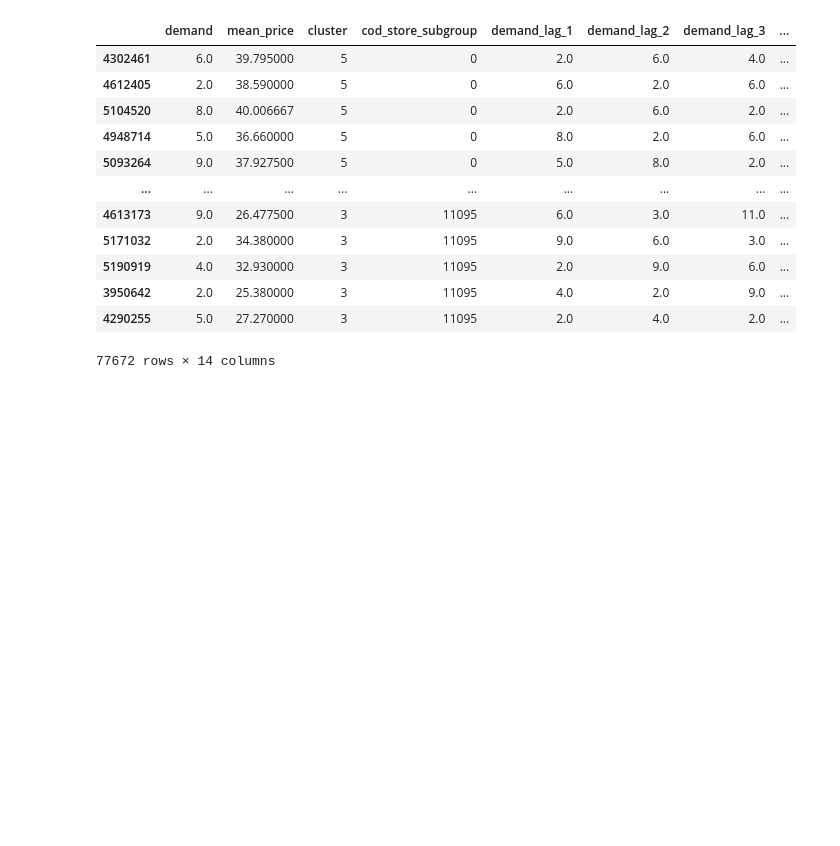
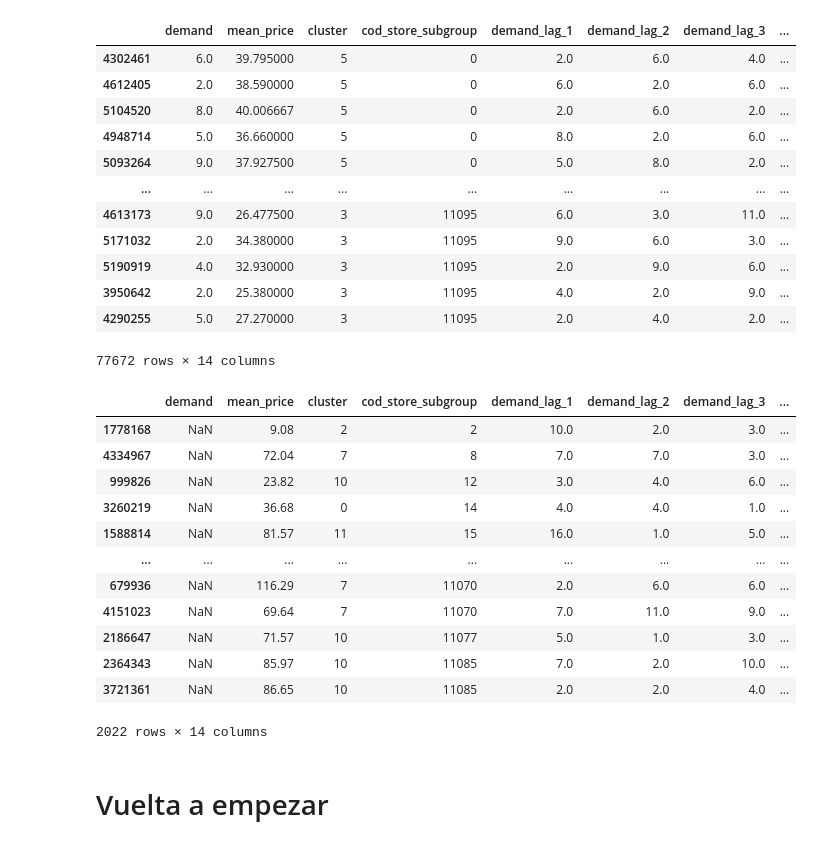
Before and after one commit to Emiliano-Torres/proyecto_eci, a Jupyter notebook: DataProcessing.ipynb, the cells around one changed output. Drawn from its saved outputs; the diff is of its cells as text; code cells hidden in the pictures; blank space fills up the shorter version.

```diff
--- a/DataProcessing.ipynb
+++ b/DataProcessing.ipynb
@@ -410,3 +410,21 @@ X_test
 | 3950642 | 2.0 | 25.380000 | 3 | 11095 | 4.0 | 2.0 | 9.0 | ... |
 | 4290255 | 5.0 | 27.270000 | 3 | 11095 | 2.0 | 4.0 | 2.0 | ... |
 77672 rows × 14 columns
+# %%
+ventas.loc[ventas["demand"].isnull()]
+# %% [output]
+|  | demand | mean_price | cluster | cod_store_subgroup | demand_lag_1 | demand_lag_2 | demand_lag_3 | ... |
+| 1778168 | NaN | 9.08 | 2 | 2 | 10.0 | 2.0 | 3.0 | ... |
+| 4334967 | NaN | 72.04 | 7 | 8 | 7.0 | 7.0 | 3.0 | ... |
+| 999826 | NaN | 23.82 | 10 | 12 | 3.0 | 4.0 | 6.0 | ... |
+| 3260219 | NaN | 36.68 | 0 | 14 | 4.0 | 4.0 | 1.0 | ... |
+| 1588814 | NaN | 81.57 | 11 | 15 | 16.0 | 1.0 | 5.0 | ... |
+| ... | ... | ... | ... | ... | ... | ... | ... | ... |
+| 679936 | NaN | 116.29 | 7 | 11070 | 2.0 | 6.0 | 6.0 | ... |
+| 4151023 | NaN | 69.64 | 7 | 11070 | 7.0 | 11.0 | 9.0 | ... |
+| 2186647 | NaN | 71.57 | 10 | 11077 | 5.0 | 1.0 | 3.0 | ... |
+| 2364343 | NaN | 85.97 | 10 | 11085 | 7.0 | 2.0 | 10.0 | ... |
+| 3721361 | NaN | 86.65 | 10 | 11085 | 2.0 | 2.0 | 4.0 | ... |
+2022 rows × 14 columns
+# %% [markdown]
+# Vuelta a empezar
```
Also changed, not shown: parts of 6 cells of this notebook, 2 other files.
